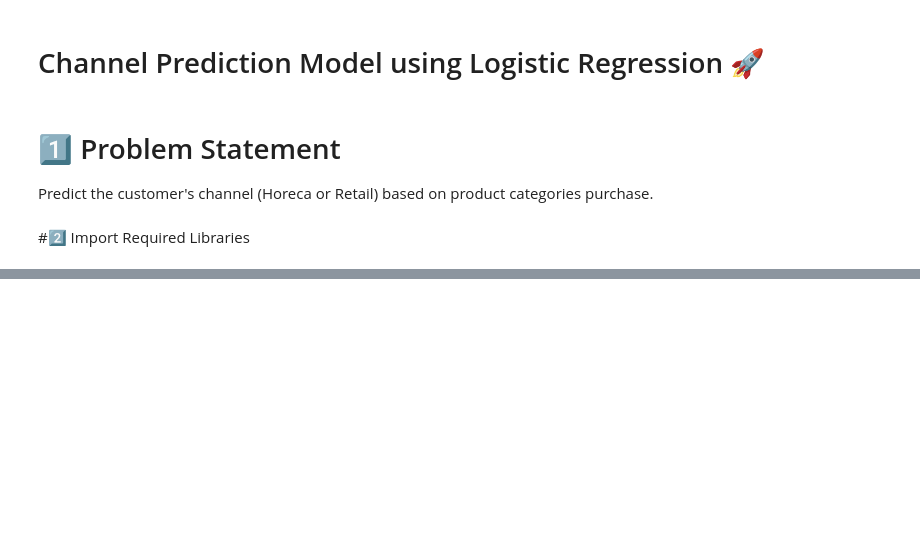
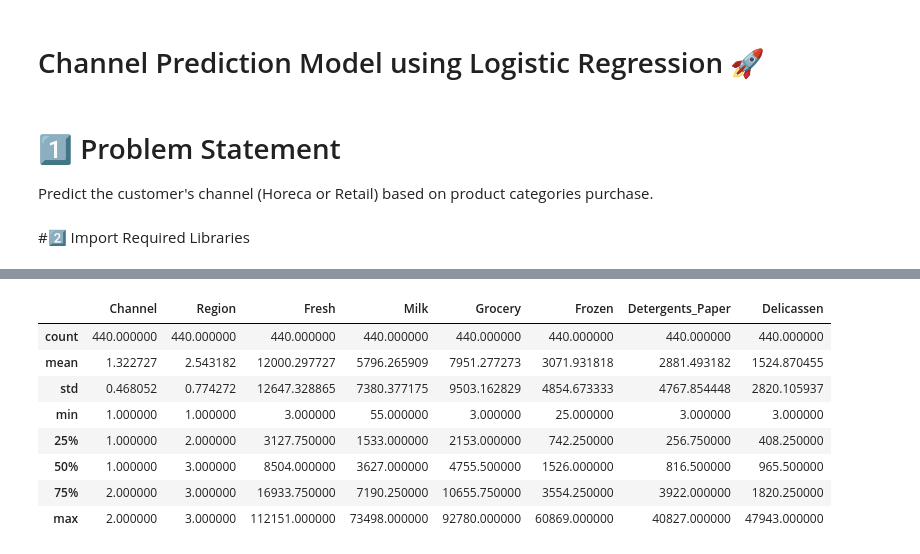
Before and after one commit to SobiaNoorAI/Wholesale-Customer-Segmentation-and-Spending-Behavior-Analysis-By-ML, a Jupyter notebook: Logistic_Regression_Wholesale_Customers.ipynb, the cells around one changed output, grey strips where cells are left out. Drawn from its saved outputs; the diff is of its cells as text; code cells hidden in the pictures; blank space fills up the shorter version.

Commit message:
Load and explore data

```diff
--- a/Logistic_Regression_Wholesale_Customers.ipynb
+++ b/Logistic_Regression_Wholesale_Customers.ipynb
@@ -20,0 +23,4 @@ from sklearn.metrics import accuracy_score, classification_report, confusion_mat
+# %%
+# load data
+Wholesale_df=pd.read_csv("https://raw.githubusercontent.com/SobiaNoorAI/Wholesale-Customer-Segmentation-and-Spending-Behavior-Analysis-By-ML/main/Data/Wholesale%20customers%20data.csv")
+Wholesale_df.head()
@@ -20,0 +34,13 @@ from sklearn.metrics import accuracy_score, classification_report, confusion_mat
+# %%
+# Description of the dataset
+Wholesale_df.describe()
+# %% [output]
+|  | Channel | Region | Fresh | Milk | Grocery | Frozen | Detergents_Paper | Delicassen |
+| count | 440.000000 | 440.000000 | 440.000000 | 440.000000 | 440.000000 | 440.000000 | 440.000000 | 440.000000 |
+| mean | 1.322727 | 2.543182 | 12000.297727 | 5796.265909 | 7951.277273 | 3071.931818 | 2881.493182 | 1524.870455 |
+| std | 0.468052 | 0.774272 | 12647.328865 | 7380.377175 | 9503.162829 | 4854.673333 | 4767.854448 | 2820.105937 |
+| min | 1.000000 | 1.000000 | 3.000000 | 55.000000 | 3.000000 | 25.000000 | 3.000000 | 3.000000 |
+| 25% | 1.000000 | 2.000000 | 3127.750000 | 1533.000000 | 2153.000000 | 742.250000 | 256.750000 | 408.250000 |
+| 50% | 1.000000 | 3.000000 | 8504.000000 | 3627.000000 | 4755.500000 | 1526.000000 | 816.500000 | 965.500000 |
+| 75% | 2.000000 | 3.000000 | 16933.750000 | 7190.250000 | 10655.750000 | 3554.250000 | 3922.000000 | 1820.250000 |
+| max | 2.000000 | 3.000000 | 112151.000000 | 73498.000000 | 92780.000000 | 60869.000000 | 40827.000000 | 47943.000000 |
```
Also changed, not shown: parts of 4 cells of this notebook.
